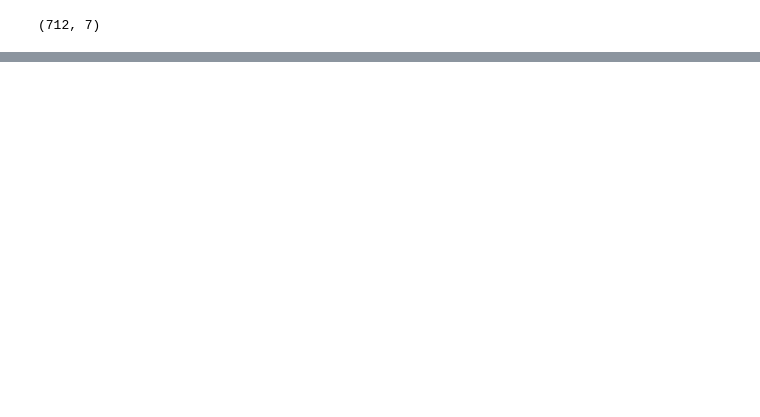
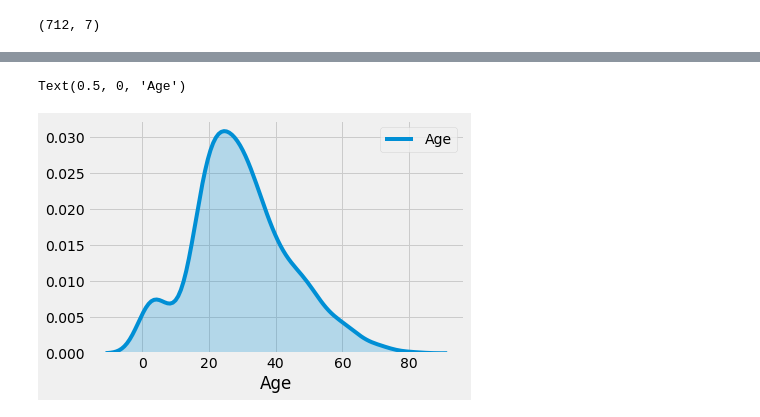
Before and after one commit to carlos-cui/data_analysis, a Jupyter notebook: titanic data visualization/Visualizing_Titanic_Data.ipynb, the cells around one changed output, grey strips where cells are left out. Cells and saved outputs as stored; diff of their text form; code cells hidden in the pictures; blank space fills up the shorter version.

```diff
--- a/titanic data visualization/Visualizing_Titanic_Data.ipynb
+++ b/titanic data visualization/Visualizing_Titanic_Data.ipynb
@@ -31,0 +51,7 @@ titanic.shape
+# %%
+# visualizing only the kernal density plot and adding some shade under the line
+sns.kdeplot(titanic['Age'], shade=True)
+plt.xlabel('Age')
+# %% [output]
+Text(0.5, 0, 'Age')
+[figure, added]
```
Also changed, not shown: parts of 5 cells of this notebook.
